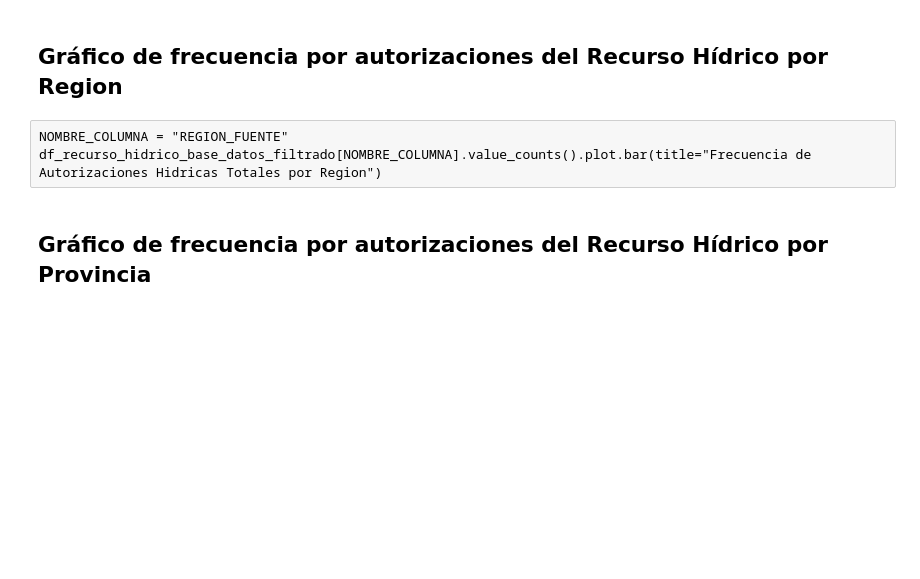
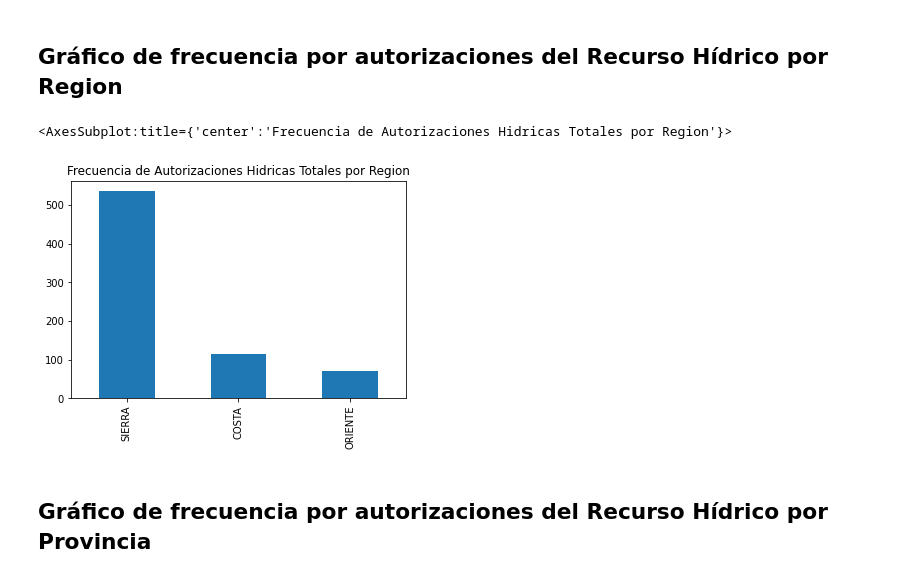
Before and after one commit to KarenParraA/Guia_metodologica, a Jupyter notebook: Visualizacion_Datos_filtrados.ipynb, the cells around one changed output. Drawn from its saved outputs; the diff is of its cells as text; code cells hidden in the pictures; blank space fills up the shorter version.

```diff
--- a/Visualizacion_Datos_filtrados.ipynb
+++ b/Visualizacion_Datos_filtrados.ipynb
@@ -32,9 +32,12 @@ df_proyeccion_cantonal = pd.read_excel(RUTA_PROYECCION_POBLACIONAL, header=2) #
 df_recurso_hidrico_base_datos_filtrado = pd.read_excel(RUTA_RECURSO_HIDRICO_FILTRADO)
 # %% [markdown]
 ## Gráfico de frecuencia por autorizaciones del Recurso Hídrico por Region
-# %% [raw]
-NOMBRE_COLUMNA = "REGION_FUENTE"
-df_recurso_hidrico_base_datos_filtrado[NOMBRE_COLUMNA].value_counts().plot.bar(title="Frecuencia de Autorizaciones Hidricas Totales por Region")
+# %%
+NOMBRE_COLUMNA = "REGION_FUENTE"
+df_recurso_hidrico_base_datos_filtrado[NOMBRE_COLUMNA].value_counts().plot.bar(title="Frecuencia de Autorizaciones Hidricas Totales por Region")
+# %% [output]
+<AxesSubplot:title={'center':'Frecuencia de Autorizaciones Hidricas Totales por Region'}>
+[figure, added]
 # %% [markdown]
 ## Gráfico de frecuencia por autorizaciones del Recurso Hídrico por Provincia
 # %%
```
Also changed, not shown: parts of 8 cells of this notebook, 1 other file.
